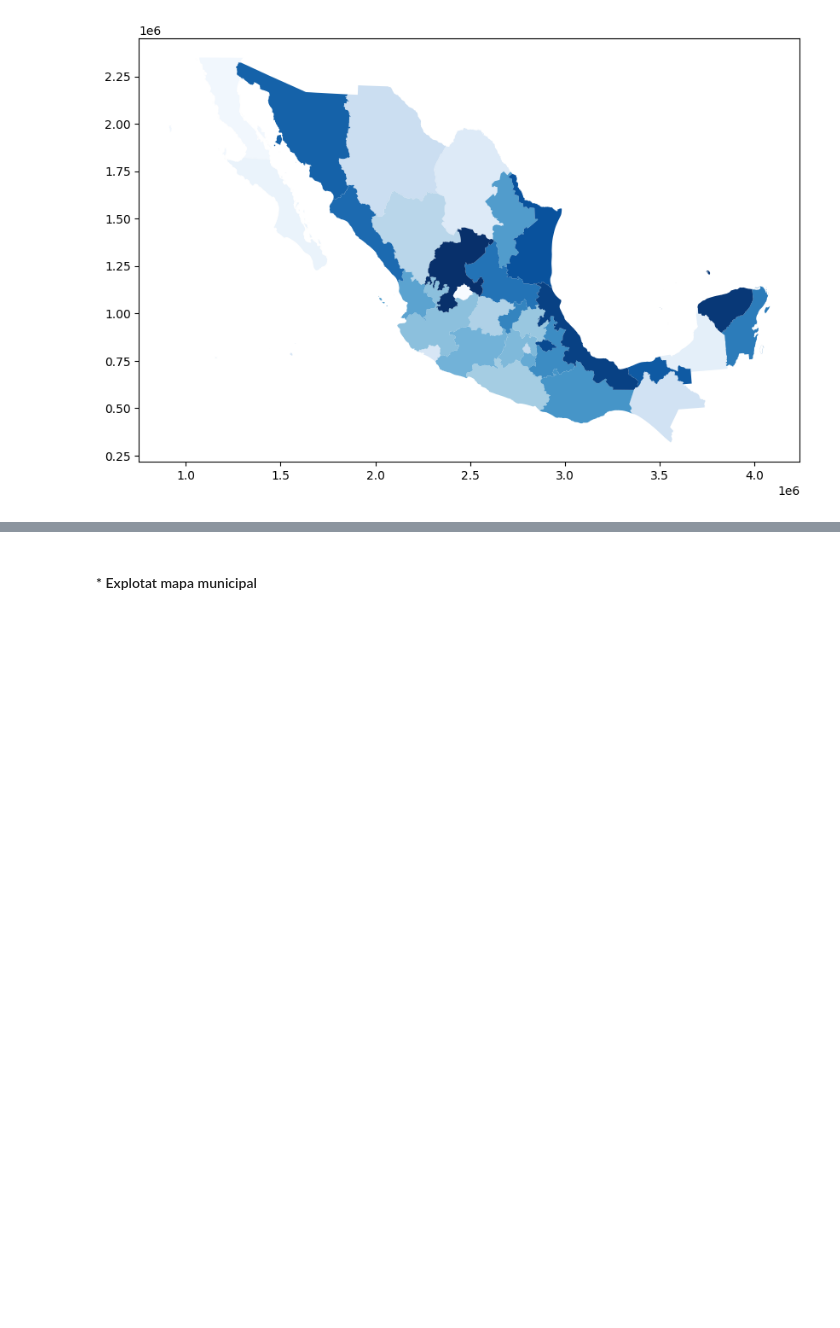
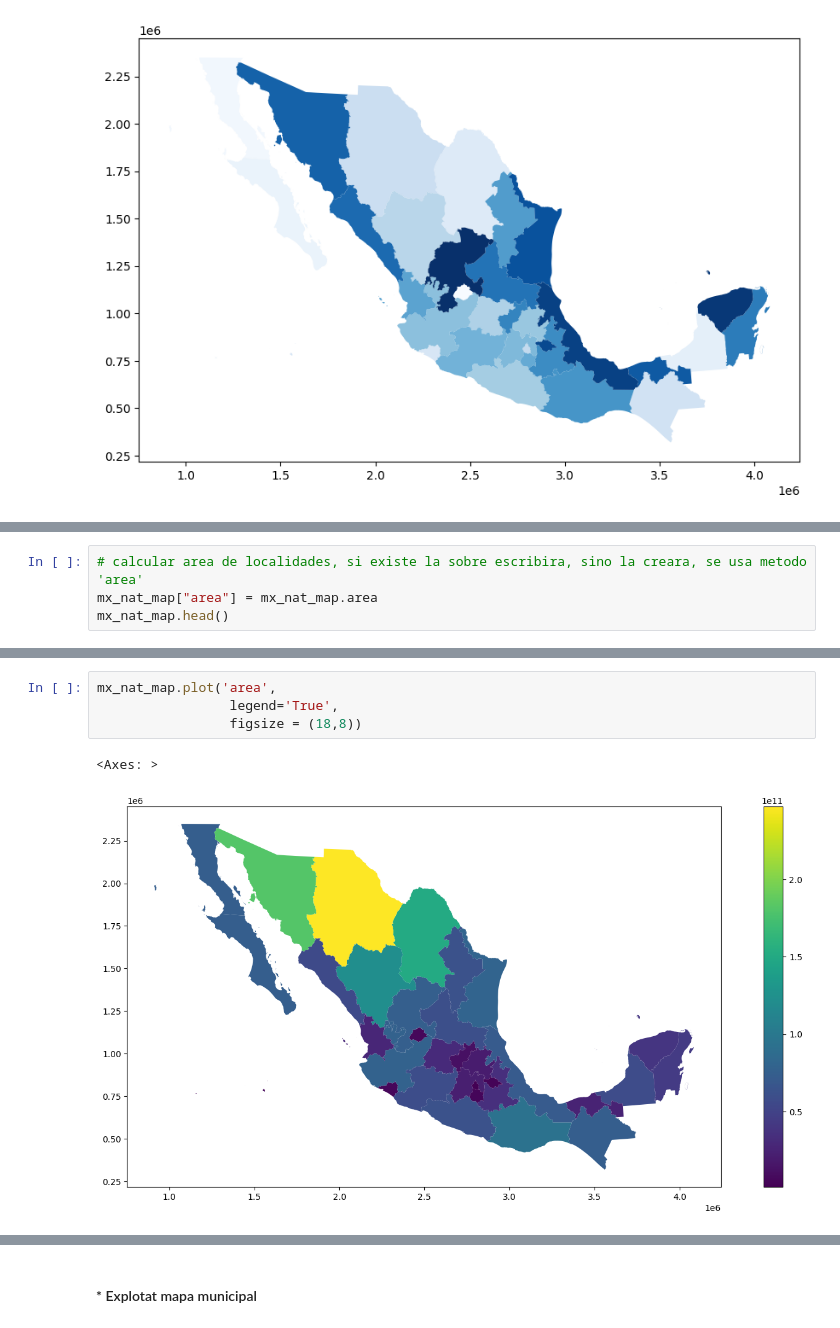
Before and after one commit to GerYar/Geopandas_Mx, a Jupyter notebook: enigh.ipynb, the cells around one changed output, grey strips where cells are left out. Drawn from its saved outputs; the diff is of its cells as text; blank space fills up the shorter version.

```diff
--- a/enigh.ipynb
+++ b/enigh.ipynb
@@ -32,0 +39,4 @@ Index(['CVEGEO', 'CVE_ENT', 'NOMGEO', 'geometry'], dtype='object')
+# %%
+# calcular area de localidades, si existe la sobre escribira, sino la creara, se usa metodo 'area'
+mx_nat_map["area"] = mx_nat_map.area
+mx_nat_map.head()
@@ -32,0 +50,7 @@ Index(['CVEGEO', 'CVE_ENT', 'NOMGEO', 'geometry'], dtype='object')
+# %%
+mx_nat_map.plot('area',
+                 legend='True',
+                 figsize = (18,8))
+# %% [output]
+<Axes: >
+[figure, added]
```
Also changed, not shown: parts of 20 cells of this notebook.
